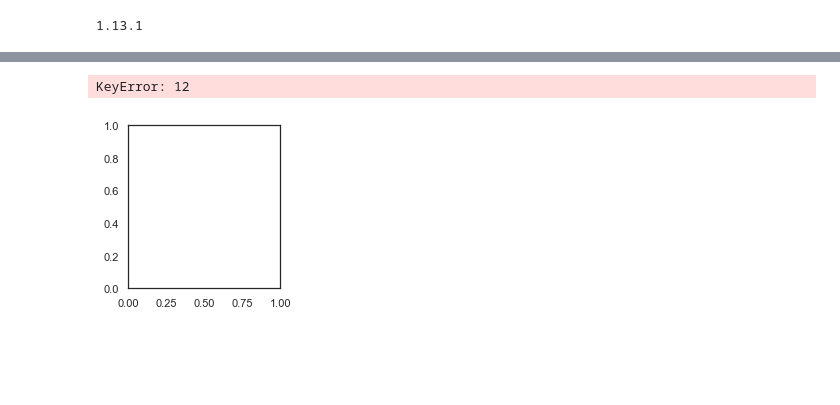
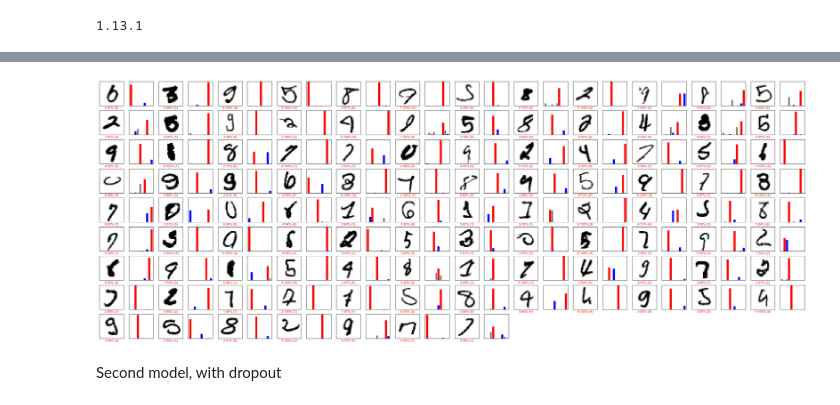
Before and after one commit to Pat819/Kaggle_Digit_Recognizer, a Jupyter notebook: main.ipynb, the cells around one changed output, grey strips where cells are left out. Cells and saved outputs as stored; diff of their text form; code cells hidden in the pictures; blank space fills up the shorter version.

```diff
--- a/main.ipynb
+++ b/main.ipynb
@@ -153,11 +127,3 @@ def plot_value_array(i, predictions_array, true_label):
 
   thisplot[predicted_label].set_color('red')
   thisplot[true_label].set_color('blue')
-# %%
-i = 10
-plt.figure(figsize=(6,3))
-plt.subplot(1,2,1)
-plot_image(i, predictions, test_labels, test_images)
-plt.subplot(1,2,2)
-plot_value_array(i, predictions,  test_labels)
-plt.show()
@@ -167,11 +130,21 @@ KeyError: 10
-# %%
-i = 12
-plt.figure(figsize=(6,3))
-plt.subplot(1,2,1)
-plot_image(i, predictions, test_labels, test_images)
-plt.subplot(1,2,2)
-plot_value_array(i, predictions,  test_labels)
-plt.show()
-# %% [output]
-KeyError: 12
-[figure, removed]
+# %%
+fail_prediction = (prediction_array - test_labels != 0)
+# %%
+fail_prediction_location=np.where(fail_prediction)
+# %%
+# Plot the first X test images, their predicted label, and the true label
+# Color correct predictions in blue, incorrect predictions in red
+num_rows = 12
+num_cols = 12
+num_images = num_rows*num_cols
+plt.figure(figsize=(2*2*num_cols, 2*num_rows))
+for i in range(min(num_images,sum(fail_prediction))):
+  plt.subplot(num_rows, 2*num_cols, 2*i+1)
+  plot_image(fail_prediction_location[0][i-1], predictions, test_labels, test_images)
+  plt.subplot(num_rows, 2*num_cols, 2*i+2)
+  plot_value_array(fail_prediction_location[0][i-1], predictions, test_labels)
+plt.show()
+# %% [output]
+[figure, added]
+# %% [markdown]
+Second model, with dropout
```
Also changed, not shown: parts of 22 cells of this notebook.
